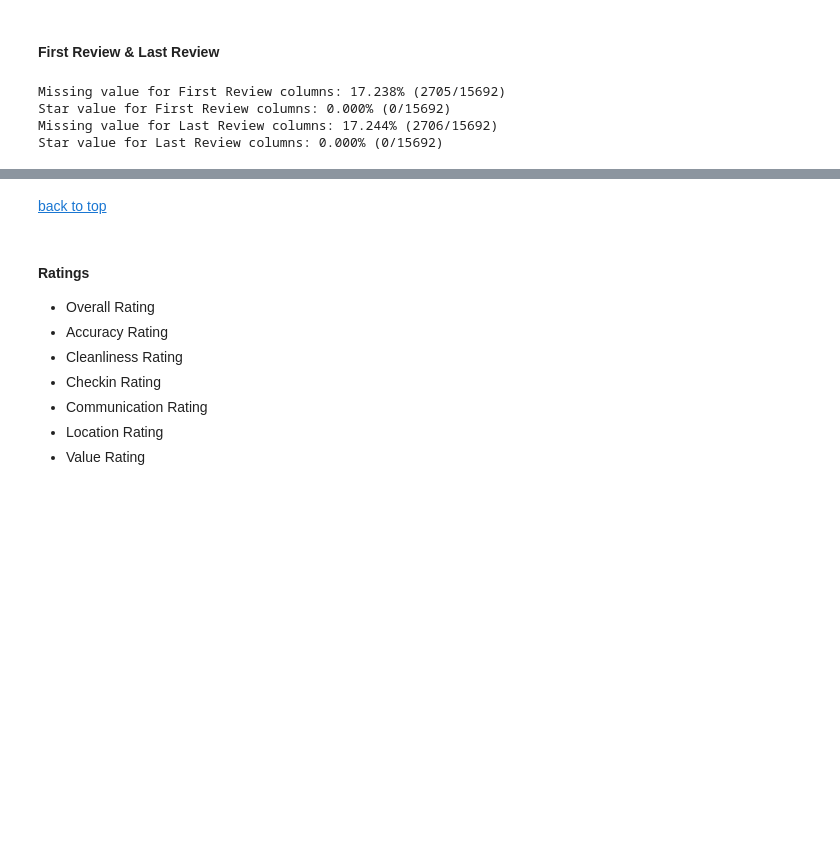
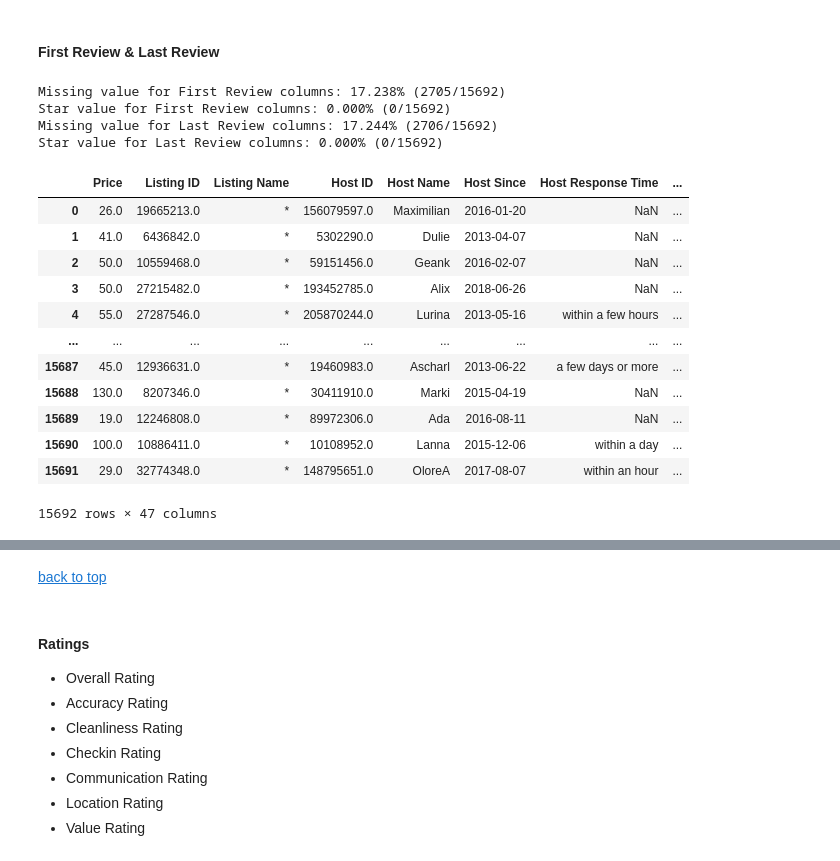
Before and after one commit to flaviendeseure/Airbnb_berlin_price_prediction, a Jupyter notebook: Projet - Airbnb Berlin Price Prediction_REMOTE_17149.ipynb, the cells around one changed output, grey strips where cells are left out. Cells and saved outputs as stored; diff of their text form; code cells hidden in the pictures; blank space fills up the shorter version.

```diff
--- a/Projet - Airbnb Berlin Price Prediction_REMOTE_17149.ipynb
+++ b/Projet - Airbnb Berlin Price Prediction_REMOTE_17149.ipynb
@@ -1044,3 +1044,38 @@ Missing value for First Review columns: 17.238% (2705/15692)
 Star value for First Review columns: 0.000% (0/15692)
 Missing value for Last Review columns: 17.244% (2706/15692)
 Star value for Last Review columns: 0.000% (0/15692)
+# %%
+from datetime import datetime
+
+
+df=dataset.copy()
+df1=pd.DataFrame(pd.to_datetime(df['First Review'].dropna()))
+df['timestamp'] = df1[['First Review']].apply(lambda x: x[0].timestamp(), axis=1).astype(int)
+df['day FR']=pd.to_datetime(df['First Review']).dt.day
+df['month FR']=pd.to_datetime(df['First Review']).dt.month
+df['year FR']=pd.to_datetime(df['First Review']).dt.year
+
+df1=pd.DataFrame(pd.to_datetime(df['Last Review'].dropna()))
+df['timestamp LR'] = df1[['Last Review']].apply(lambda x: x[0].timestamp(), axis=1).astype(int)
+df['day LR']=pd.to_datetime(df['Last Review']).dt.day
+df['month LR']=pd.to_datetime(df['Last Review']).dt.month
+df['year LR']=pd.to_datetime(df['Last Review']).dt.year
+
+first_column = df.pop('Price')
+df.insert(0, 'Price', first_column)
+df.dropna
+df
+# %% [output]
+|  | Price | Listing ID | Listing Name | Host ID | Host Name | Host Since | Host Response Time | ... |
+| 0 | 26.0 | 19665213.0 | * | 156079597.0 | Maximilian | 2016-01-20 | NaN | ... |
+| 1 | 41.0 | 6436842.0 | * | 5302290.0 | Dulie | 2013-04-07 | NaN | ... |
+| 2 | 50.0 | 10559468.0 | * | 59151456.0 | Geank | 2016-02-07 | NaN | ... |
+| 3 | 50.0 | 27215482.0 | * | 193452785.0 | Alix | 2018-06-26 | NaN | ... |
+| 4 | 55.0 | 27287546.0 | * | 205870244.0 | Lurina | 2013-05-16 | within a few hours | ... |
+| ... | ... | ... | ... | ... | ... | ... | ... | ... |
+| 15687 | 45.0 | 12936631.0 | * | 19460983.0 | Ascharl | 2013-06-22 | a few days or more | ... |
+| 15688 | 130.0 | 8207346.0 | * | 30411910.0 | Marki | 2015-04-19 | NaN | ... |
+| 15689 | 19.0 | 12246808.0 | * | 89972306.0 | Ada | 2016-08-11 | NaN | ... |
+| 15690 | 100.0 | 10886411.0 | * | 10108952.0 | Lanna | 2015-12-06 | within a day | ... |
+| 15691 | 29.0 | 32774348.0 | * | 148795651.0 | OloreA | 2017-08-07 | within an hour | ... |
+15692 rows × 47 columns
```
Also changed, not shown: parts of 5 cells of this notebook.
